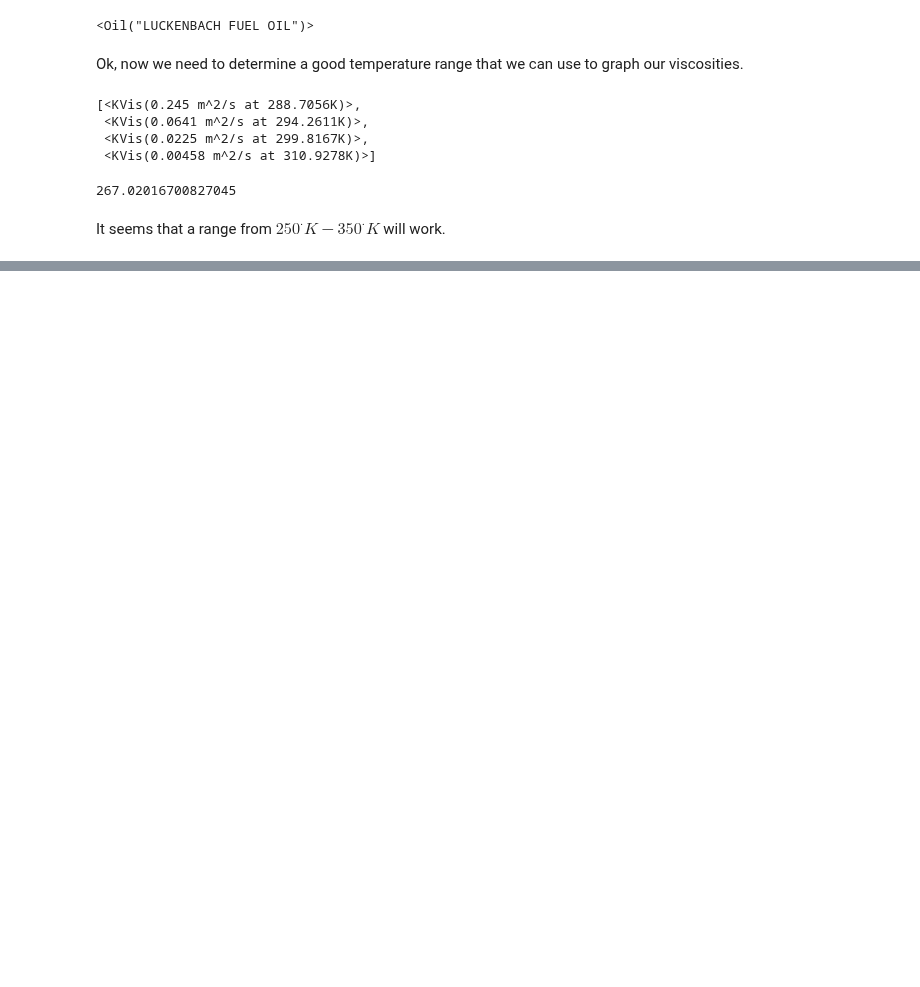
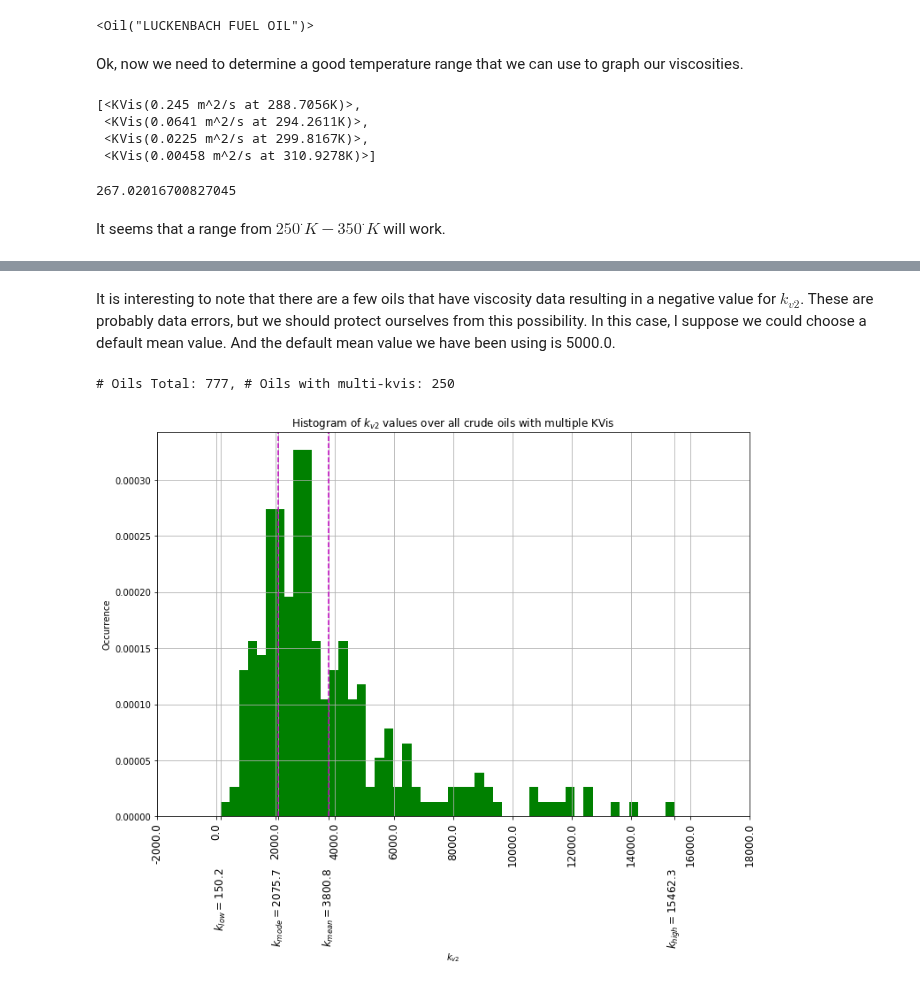
Before and after one commit to NOAA-ORR-ERD/OilLibrary, a Jupyter notebook: documentation/notebooks/Oil Viscosity.ipynb, the cells around one changed output, grey strips where cells are left out. Saved outputs shown, nothing was run; the diff lists cells and outputs as text; code cells hidden in the pictures; blank space fills up the shorter version.

```diff
--- a/documentation/notebooks/Oil Viscosity.ipynb
+++ b/documentation/notebooks/Oil Viscosity.ipynb
@@ -292,0 +462,11 @@ It seems visually intuitive from looking at the above graph that the rate at whi
+# %%
+k_v2_list = []
+for oil_obj in session.query(Oil).filter(Oil.product_type == 'Crude'):
+    if len(oil_obj.imported.kvis) >= 2:
+        k_v2 = determine_k_v2(*zip(*[(k.ref_temp_k, k.m_2_s)
+                                     for k in oil_obj.imported.kvis]))
+        k_v2_list.append(k_v2)
+        if k_v2 < 0.0:
+            print (oil_obj.name, oil_obj.adios_oil_id), k_v2
+
+print np.min(k_v2_list), np.max(k_v2_list), np.mean(k_v2_list)
@@ -292,0 +494,2 @@ It seems visually intuitive from looking at the above graph that the rate at whi
+# %% [markdown]
+It is interesting to note that there are a few oils that have viscosity data resulting in a negative value for $k_{v2}$.  These are probably data errors, but we should protect ourselves from this possibility.  In this case, I suppose we could choose a default mean value.  And the default mean value we have been using is 5000.0.
@@ -292,0 +529,52 @@ It seems visually intuitive from looking at the above graph that the rate at whi
+# %%
+plt.figure(1, figsize=(12,8))
+ax = plt.subplot(111)
+
+k_v2_list = []
+oils_total = 0
+for oil_obj in session.query(Oil).filter(Oil.product_type == 'Crude'):
+    oils_total += 1
+    if len(oil_obj.imported.kvis) >= 2:
+        k_v2 = determine_k_v2(*zip(*[(k.ref_temp_k, k.m_2_s)
+                                     for k in oil_obj.imported.kvis]))
+        k_v2_list.append(k_v2)
+        if k_v2 < 0.0:
+            print (oil_obj.name, oil_obj.adios_oil_id), k_v2
+print '# Oils Total: {}, # Oils with multi-kvis: {}'.format(oils_total, len(k_v2_list))
+
+
+k_low, k_high, k_mean = np.min(k_v2_list), np.max(k_v2_list), np.mean(k_v2_list)
+k_std, k_var = np.std(k_v2_list), np.var(k_v2_list)
+
+mu = np.log(k_mean / np.sqrt(1 + k_var / k_mean ** 2.0))
+sigma = np.sqrt(np.log(1 + k_var / k_mean ** 2.0))
+log_mode = np.exp(mu - sigma ** 2.0)
+
+# the histogram of the data
+n, bins, patches = ax.hist(k_v2_list, 50, normed=1, facecolor='green')
+
+ax.set_xlabel('$k_{v2}$')
+ax.set_ylabel('Occurrence')
+ax.set_title(r'Histogram of $k_{v2}$ values over all crude oils with multiple KVis')
+
+ax.axvline(k_mean, color='m', ls='--')
+ax.axvline(log_mode, color='m', ls='--')
+
+x_ticks = [(v, v) for v, l in zip(*plt.xticks())]
+x_ticks += [(k_mean, r'$k_{{mean}}={0:.1f}$              '.format(k_mean))]
+x_ticks += [(log_mode, r'$k_{{mode}}={0:.1f}$              '.format(log_mode))]
+x_ticks += [(k_low, r'$k_{{low}}={0:.1f}$              '.format(k_low))]
+x_ticks += [(k_high, r'$k_{{high}}={0:.1f}$              '.format(k_high))]
+plt.xticks(*zip(*x_ticks))
+for tick in ax.xaxis.get_major_ticks():
+    tick.label.set_fontsize(12)
+    # specify integer or one of preset strings, e.g.
+    #tick.label.set_fontsize('x-small')
+    tick.label.set_rotation('vertical')
+
+ax.grid(True)
+
+show()
+# %% [output]
+# Oils Total: 777, # Oils with multi-kvis: 250
+[figure, added]
```
Also changed, not shown: parts of 21 cells of this notebook.
